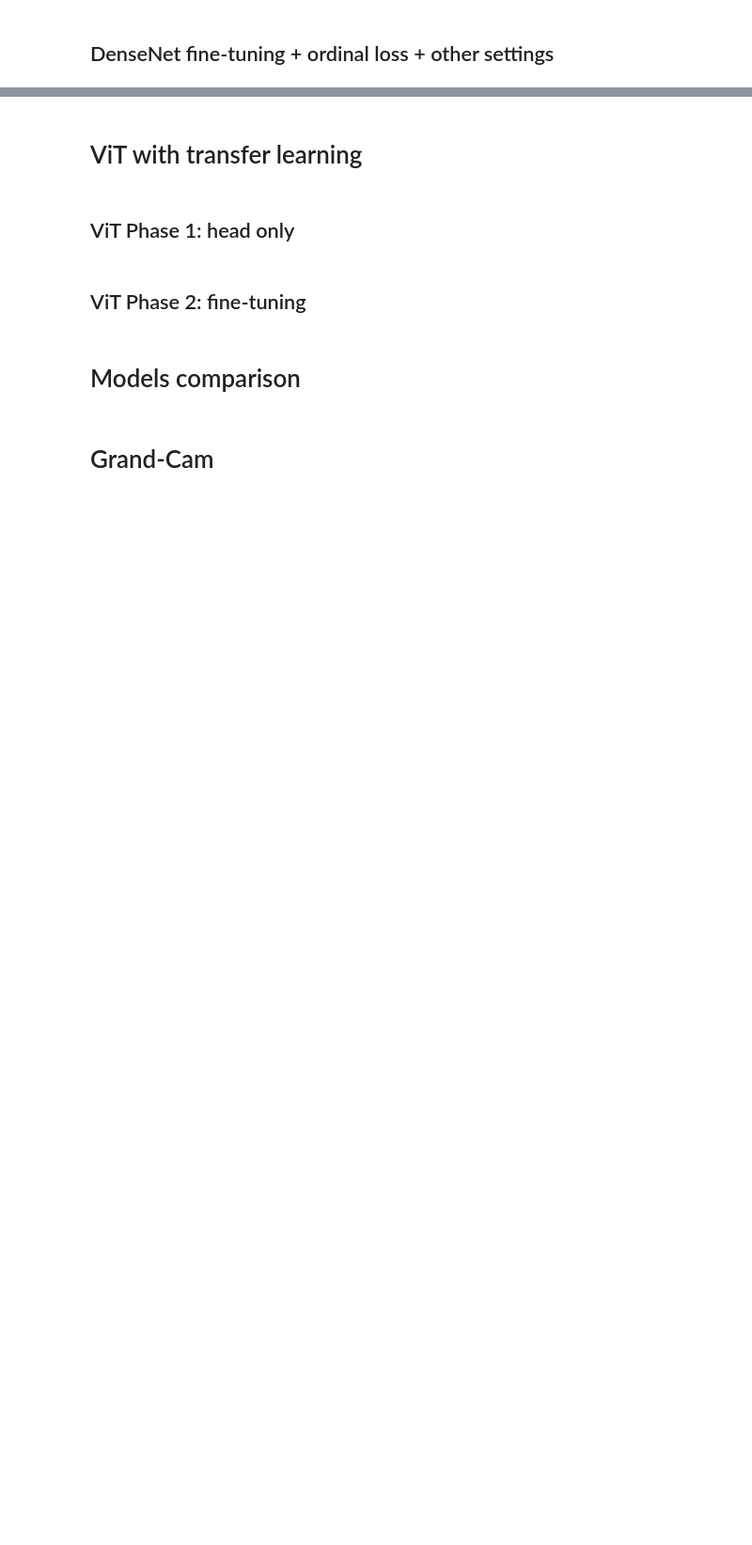
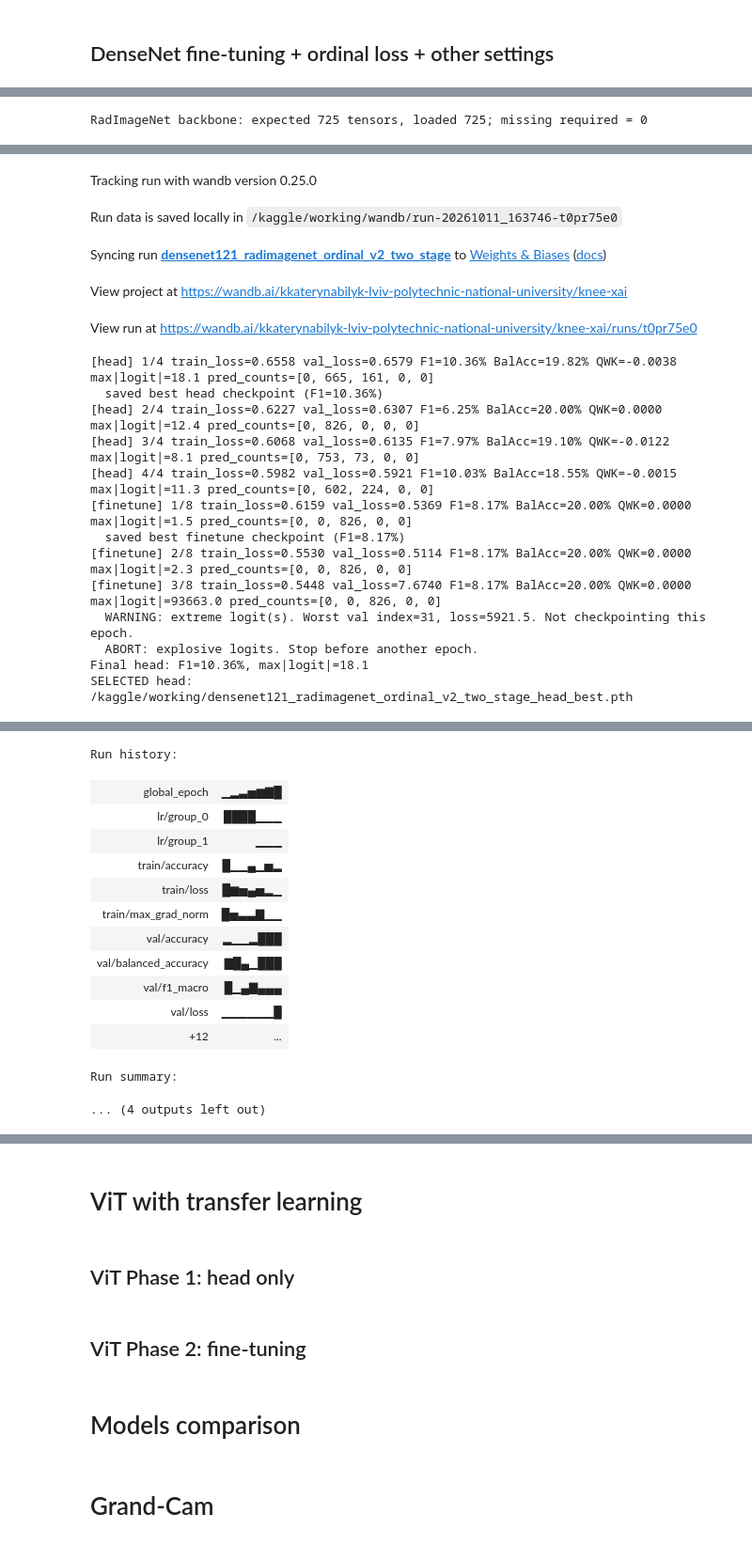
Before and after one commit to kubyllka/knee-osteoarthritis-xai, a Jupyter notebook: knee-osteoarthritis-anysis.ipynb, the cells around one changed output, grey strips where cells are left out. Shown at 94% size. Drawn from its saved outputs; the diff is of its cells as text; code cells hidden in the pictures; blank space fills up the shorter version.

```diff
--- a/knee-osteoarthritis-anysis.ipynb
+++ b/knee-osteoarthritis-anysis.ipynb
@@ -4416,0 +6025,24 @@ Find logs at: ./wandb/run-20260906_101723-ov0t1dhc/logs
+# %%
+model_v2, results_v2 = run_radimagenet_v2(
+    train_loader=train_loader,
+    val_loader=val_loader,
+    val_dataset=val_dataset,
+    device=device,
+    batch_size=BATCH_SIZE,
+    num_classes=NUM_CLASSES,
+)
+
+print("\n=== V2 EXPERIMENT SUMMARY ===")
+print("Head:", results_v2.get("head"))
+print("Fine-tuning:", results_v2.get("finetune"))
+if "selected_metrics" in results_v2:
+    m = results_v2["selected_metrics"]
+    print("Selected stage:", results_v2["selected_stage"])
+    print("Selected checkpoint:", results_v2["selected_checkpoint"])
+    print(f"Validation Macro F1: {m['f1_macro']:.2f}%")
+    print(f"Validation Balanced Accuracy: {m['balanced_accuracy']:.2f}%")
+    print(f"Validation QWK: {m['qwk']:.4f}")
+    print(f"Maximum |logit|: {m['max_abs_logit']:.2f}")
+    print("Predicted KL class counts:", m['predicted_class_counts'])
+# %% [output]
+RadImageNet backbone: expected 725 tensors, loaded 725; missing required = 0
@@ -4416,0 +6050,18 @@ Find logs at: ./wandb/run-20260906_101723-ov0t1dhc/logs
+Tracking run with wandb version 0.25.0
+Run data is saved locally in /kaggle/working/wandb/run-20261011_163746-t0pr75e0
+Syncing run densenet121_radimagenet_ordinal_v2_two_stage to Weights & Biases (docs)
+View project at https://wandb.ai/kkaterynabilyk-lviv-polytechnic-national-university/knee-xai
+View run at https://wandb.ai/kkaterynabilyk-lviv-polytechnic-national-university/knee-xai/runs/t0pr75e0
+[head] 1/4 train_loss=0.6558 val_loss=0.6579 F1=10.36% BalAcc=19.82% QWK=-0.0038 max|logit|=18.1 pred_counts=[0, 665, 161, 0, 0]
+  saved best head checkpoint (F1=10.36%)
+[head] 2/4 train_loss=0.6227 val_loss=0.6307 F1=6.25% BalAcc=20.00% QWK=0.0000 max|logit|=12.4 pred_counts=[0, 826, 0, 0, 0]
+[head] 3/4 train_loss=0.6068 val_loss=0.6135 F1=7.97% BalAcc=19.10% QWK=-0.0122 max|logit|=8.1 pred_counts=[0, 753, 73, 0, 0]
+[head] 4/4 train_loss=0.5982 val_loss=0.5921 F1=10.03% BalAcc=18.55% QWK=-0.0015 max|logit|=11.3 pred_counts=[0, 602, 224, 0, 0]
+[finetune] 1/8 train_loss=0.6159 val_loss=0.5369 F1=8.17% BalAcc=20.00% QWK=0.0000 max|logit|=1.5 pred_counts=[0, 0, 826, 0, 0]
+  saved best finetune checkpoint (F1=8.17%)
+[finetune] 2/8 train_loss=0.5530 val_loss=0.5114 F1=8.17% BalAcc=20.00% QWK=0.0000 max|logit|=2.3 pred_counts=[0, 0, 826, 0, 0]
+[finetune] 3/8 train_loss=0.5448 val_loss=7.6740 F1=8.17% BalAcc=20.00% QWK=0.0000 max|logit|=93663.0 pred_counts=[0, 0, 826, 0, 0]
+  WARNING: extreme logit(s). Worst val index=31, loss=5921.5. Not checkpointing this epoch.
+  ABORT: explosive logits. Stop before another epoch.
+Final head: F1=10.36%, max|logit|=18.1
+SELECTED head: /kaggle/working/densenet121_radimagenet_ordinal_v2_two_stage_head_best.pth
@@ -4416,0 +6069,14 @@ Find logs at: ./wandb/run-20260906_101723-ov0t1dhc/logs
+Run history:
+| global_epoch | ▁▂▃▅▆▇█ |
+| lr/group_0 | ████▁▁▁ |
+| lr/group_1 | ▁▁▁ |
+| train/accuracy | █▁▁▄▁▅▂ |
+| train/loss | █▆▅▄▅▂▁ |
+| train/max_grad_norm | █▅▃▃▇▁▁ |
+| val/accuracy | ▂▁▁▂███ |
+| val/balanced_accuracy | ▇█▄▁███ |
+| val/f1_macro | █▁▄▇▄▄▄ |
+| val/loss | ▁▁▁▁▁▁█ |
+| +12 | ... |
+Run summary:
+... (4 outputs left out)
```
Also changed, not shown: parts of 37 cells of this notebook.
